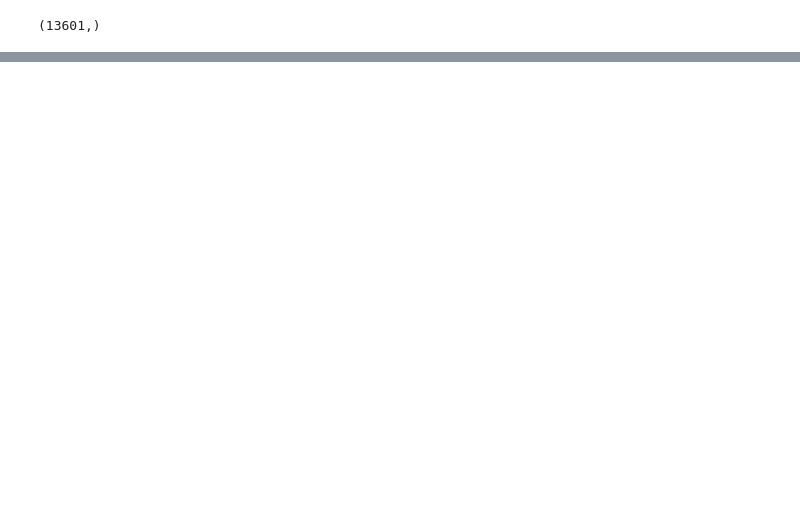
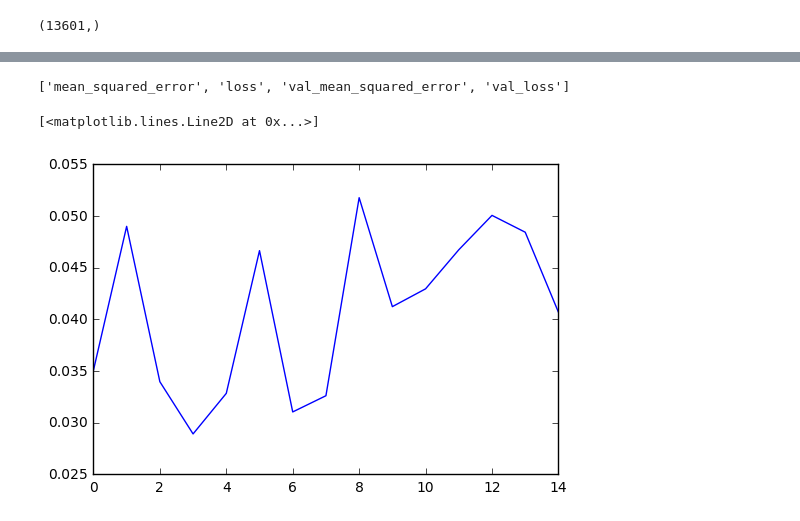
Before and after one commit to voxxys/dl_sandbox, a Jupyter notebook: ecog/Untitled.ipynb, the cells around one changed output, grey strips where cells are left out. Cells and saved outputs as stored; diff of their text form; code cells hidden in the pictures; blank space fills up the shorter version.

```diff
--- a/ecog/Untitled.ipynb
+++ b/ecog/Untitled.ipynb
@@ -96,2 +95,0 @@ plt.plot(mv_acc[0,::10])
-# %%
-slice_len = 1000
@@ -168,11 +162,12 @@ dense1 = Dense(dense1_n, activation=dense1_act)(pooled)
 dense1do = Dropout(do)(dense1)
 dense2 = Dense(dense2_n, activation=dense2_act)(dense1do)
 dense2do = Dropout(do)(dense2)
+
 out = Dense(1, activation='linear')(dense2do)
 
 model = Model(input=input_seq, output=out)
 
-model.compile(loss="mse", optimizer="adam", metrics=["accuracy"])
+model.compile(loss="mse", optimizer="adam", metrics=["mse"])
 
 from keras.callbacks import EarlyStopping, ModelCheckpoint
 
@@ -180,7 +177,8 @@ from keras.callbacks import EarlyStopping, ModelCheckpoint
 # %%
-earlyStopping = EarlyStopping(monitor='val_loss', patience=20, verbose=1, mode='auto')
+samples_per_epoch = 1000
+nb_epoch = 200
+patience = 10
+
+earlyStopping = EarlyStopping(monitor='val_loss', patience=patience, verbose=1, mode='auto')
 checkpointer = ModelCheckpoint(path_to_save_model, monitor='val_loss', verbose=1,
                                save_best_only=True, mode='auto', period=1)
-
-samples_per_epoch = 3000
-nb_epoch = 200
@@ -201 +209,12 @@ Epoch 5/200
 KeyboardInterrupt:
+# %%
+import matplotlib.pyplot as plt
+%matplotlib inline
+
+print(history.history.keys())
+
+plt.plot(history.history['val_loss'])
+# %% [output]
+['mean_squared_error', 'loss', 'val_mean_squared_error', 'val_loss']
+[<matplotlib.lines.Line2D at 0x...>]
+[figure, added]
```
Also changed, not shown: parts of 34 cells of this notebook, 3 other files.
